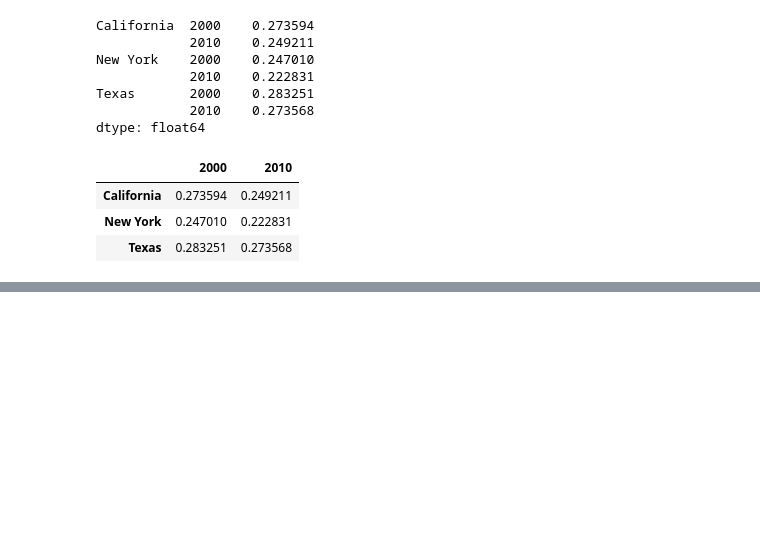
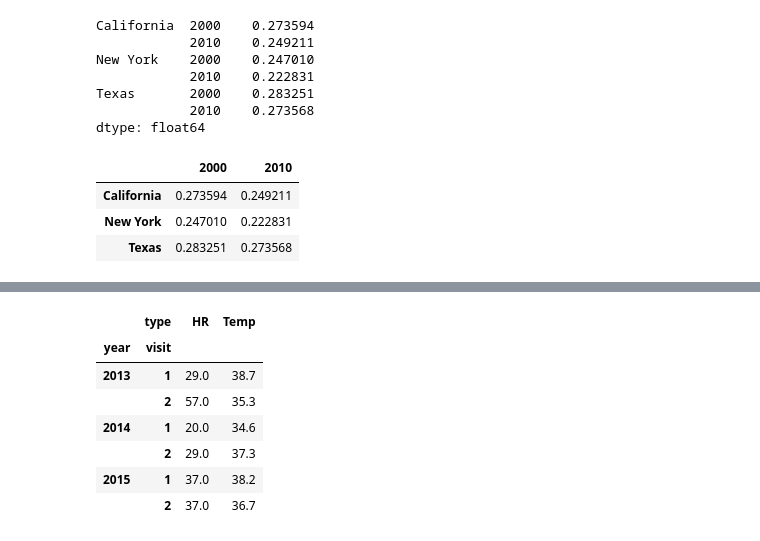
Before and after one commit to capgar/PythonDataScienceHandbook, a Jupyter notebook: notebooks/ch3-pandas.ipynb, the cells around one changed output, grey strips where cells are left out. Cells and saved outputs as stored; diff of their text form; code cells hidden in the pictures; blank space fills up the shorter version.

```diff
--- a/notebooks/ch3-pandas.ipynb
+++ b/notebooks/ch3-pandas.ipynb
@@ -1068,0 +1193,15 @@ f_u18.unstack()
+# %%
+# this is basically 4-dimensional data.  Dimensions are:
+# subject, measurement type, year, visit humber
+
+# now we can index the top-level column by the person's name and get a full dataframe of that person's info
+health_data['Sofia']
+# %% [output]
+|  | type | HR | Temp |
+| year | visit |  |  |
+| 2013 | 1 | 29.0 | 38.7 |
+|  | 2 | 57.0 | 35.3 |
+| 2014 | 1 | 20.0 | 34.6 |
+|  | 2 | 29.0 | 37.3 |
+| 2015 | 1 | 37.0 | 38.2 |
+|  | 2 | 37.0 | 36.7 |
```
Also changed, not shown: parts of 22 cells of this notebook.
